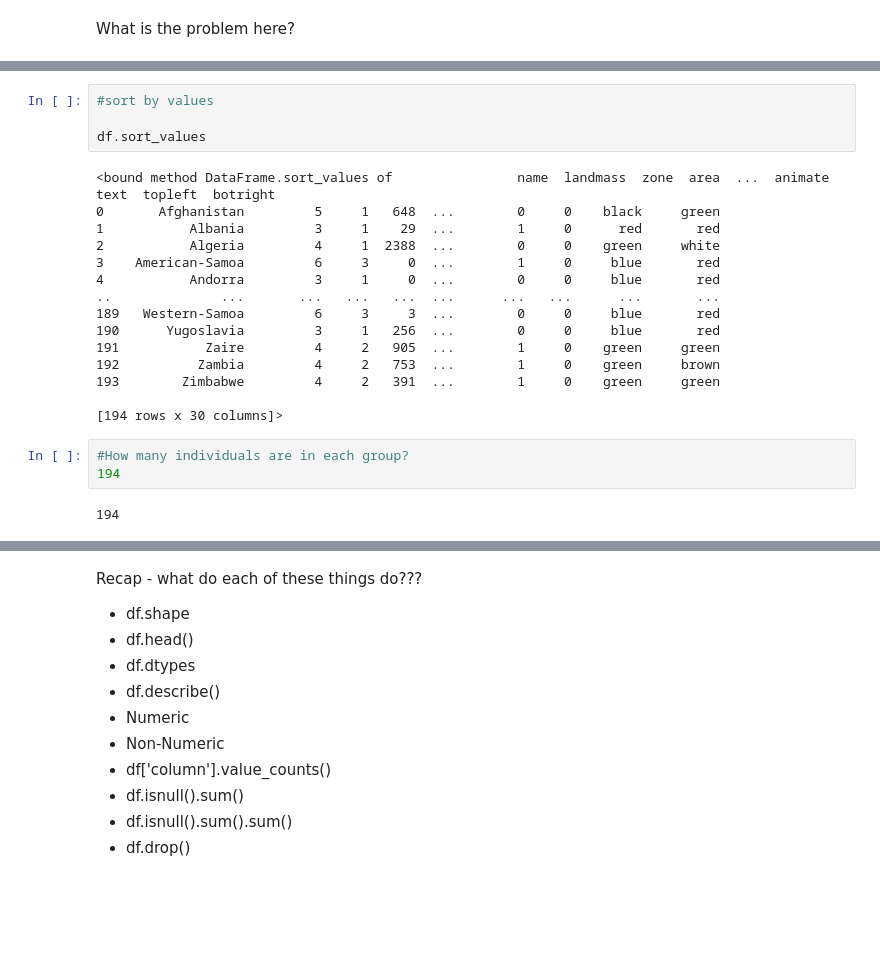
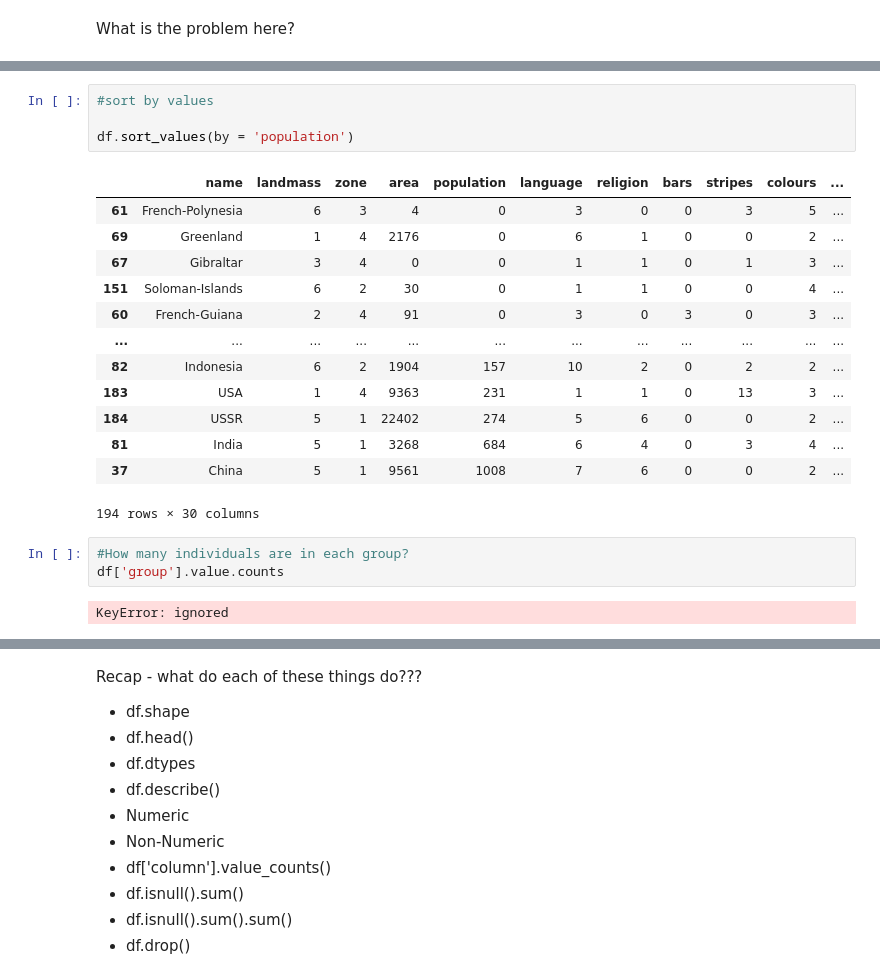
Before and after one commit to write2nk/DS-Unit-1-Sprint-1-Data-Wrangling-and-Storytelling, a Jupyter notebook: module1-exploratory-data-analysis/LS_DS_111_Exploratory_Data_Analysis.ipynb, the cells around one changed output, grey strips where cells are left out. Saved outputs shown, nothing was run; the diff lists cells and outputs as text; blank space fills up the shorter version.

```diff
--- a/module1-exploratory-data-analysis/LS_DS_111_Exploratory_Data_Analysis.ipynb
+++ b/module1-exploratory-data-analysis/LS_DS_111_Exploratory_Data_Analysis.ipynb
@@ -343,27 +345,26 @@ Name: population, Length: 194, dtype: int64
 # %%
 #sort by values
 
-df.sort_values
+df.sort_values(by = 'population')
 # %% [output]
+|  | name | landmass | zone | area | population | language | religion | bars | stripes | colours | ... |
+| 61 | French-Polynesia | 6 | 3 | 4 | 0 | 3 | 0 | 0 | 3 | 5 | ... |
+| 69 | Greenland | 1 | 4 | 2176 | 0 | 6 | 1 | 0 | 0 | 2 | ... |
+| 67 | Gibraltar | 3 | 4 | 0 | 0 | 1 | 1 | 0 | 1 | 3 | ... |
+| 151 | Soloman-Islands | 6 | 2 | 30 | 0 | 1 | 1 | 0 | 0 | 4 | ... |
+| 60 | French-Guiana | 2 | 4 | 91 | 0 | 3 | 0 | 3 | 0 | 3 | ... |
+| ... | ... | ... | ... | ... | ... | ... | ... | ... | ... | ... | ... |
+| 82 | Indonesia | 6 | 2 | 1904 | 157 | 10 | 2 | 0 | 2 | 2 | ... |
+| 183 | USA | 1 | 4 | 9363 | 231 | 1 | 1 | 0 | 13 | 3 | ... |
+| 184 | USSR | 5 | 1 | 22402 | 274 | 5 | 6 | 0 | 0 | 2 | ... |
+| 81 | India | 5 | 1 | 3268 | 684 | 6 | 4 | 0 | 3 | 4 | ... |
+| 37 | China | 5 | 1 | 9561 | 1008 | 7 | 6 | 0 | 0 | 2 | ... |
-<bound method DataFrame.sort_values of                name  landmass  zone  area  ...  animate  text  topleft  botright
-0       Afghanistan         5     1   648  ...        0     0    black     green
-1           Albania         3     1    29  ...        1     0      red       red
-2           Algeria         4     1  2388  ...        0     0    green     white
-3    American-Samoa         6     3     0  ...        1     0     blue       red
-4           Andorra         3     1     0  ...        0     0     blue       red
-..              ...       ...   ...   ...  ...      ...   ...      ...       ...
-189   Western-Samoa         6     3     3  ...        0     0     blue       red
-190      Yugoslavia         3     1   256  ...        0     0     blue       red
-191           Zaire         4     2   905  ...        1     0    green     green
-192          Zambia         4     2   753  ...        1     0    green     brown
-193        Zimbabwe         4     2   391  ...        1     0    green     green
-
-[194 rows x 30 columns]>
+194 rows × 30 columns
 # %%
 #How many individuals are in each group?
-194
+df['group'].value.counts
 # %% [output]
-194
+KeyError: ignored
 # %%
 # check for missing values
 # the number of missing values in each column
```
Also changed, not shown: parts of 12 cells of this notebook.
